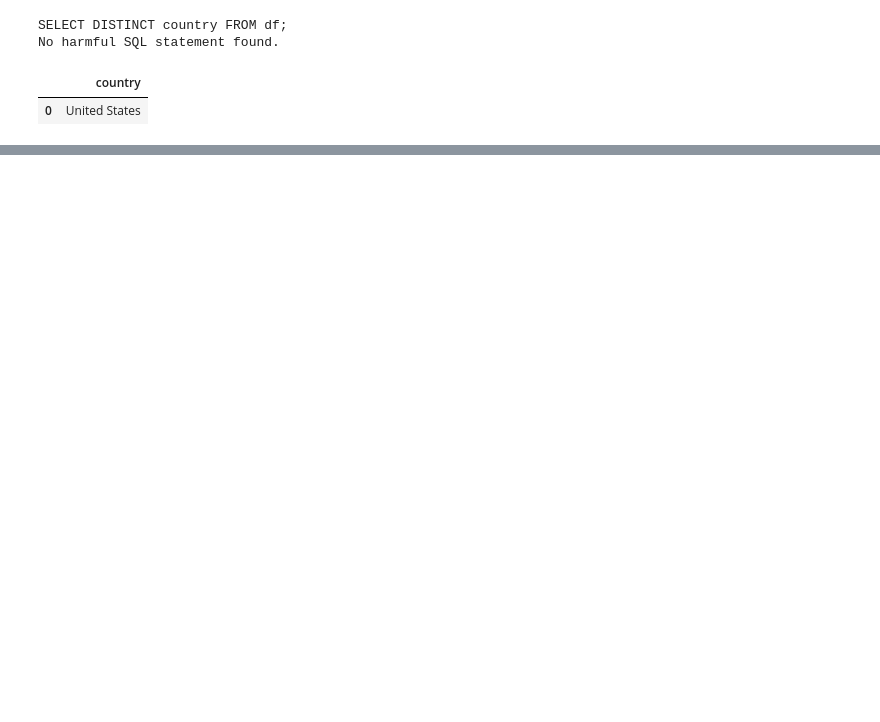
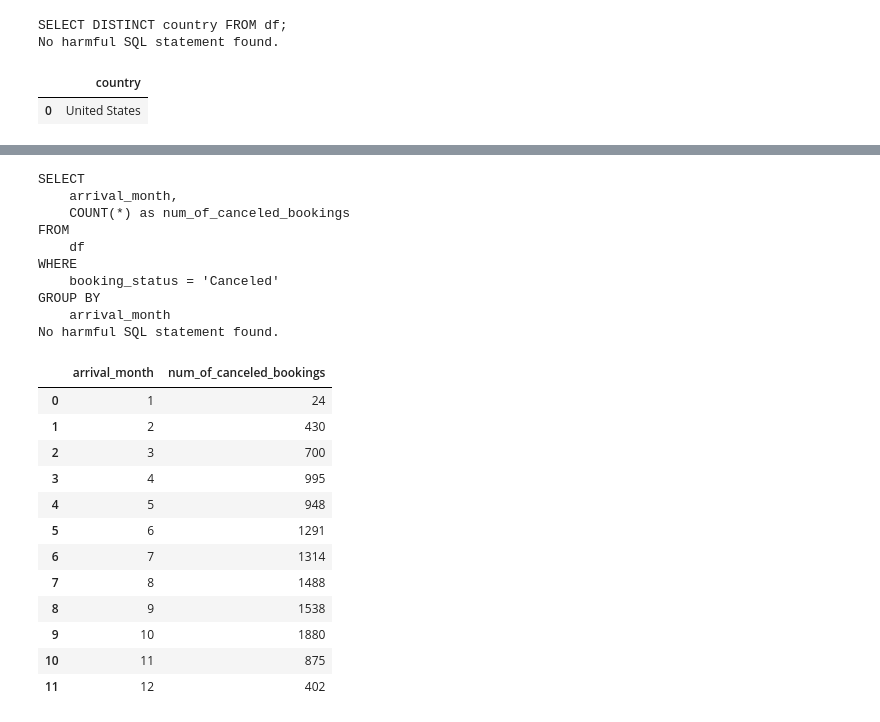
Before and after one commit to dmbk/quick_tools, a Jupyter notebook: text_to_sql.ipynb, the cells around one changed output, grey strips where cells are left out. Cells and saved outputs as stored; diff of their text form; code cells hidden in the pictures; blank space fills up the shorter version.

```diff
--- a/text_to_sql.ipynb
+++ b/text_to_sql.ipynb
@@ -108,3 +127,29 @@ No harmful SQL statement found.
+# %%
+ask_q("show me the number of  Canceled bookings for each arival month")
+# %% [output]
+SELECT
+    arrival_month,
+    COUNT(*) as num_of_canceled_bookings
+FROM
+    df
+WHERE
+    booking_status = 'Canceled'
+GROUP BY
+    arrival_month
+No harmful SQL statement found.
+|  | arrival_month | num_of_canceled_bookings |
+| 0 | 1 | 24 |
+| 1 | 2 | 430 |
+| 2 | 3 | 700 |
+| 3 | 4 | 995 |
+| 4 | 5 | 948 |
+| 5 | 6 | 1291 |
+| 6 | 7 | 1314 |
+| 7 | 8 | 1488 |
+| 8 | 9 | 1538 |
+| 9 | 10 | 1880 |
+| 10 | 11 | 875 |
+| 11 | 12 | 402 |
 # %%
 df
 # %% [output]
```
Also changed, not shown: parts of 7 cells of this notebook.
